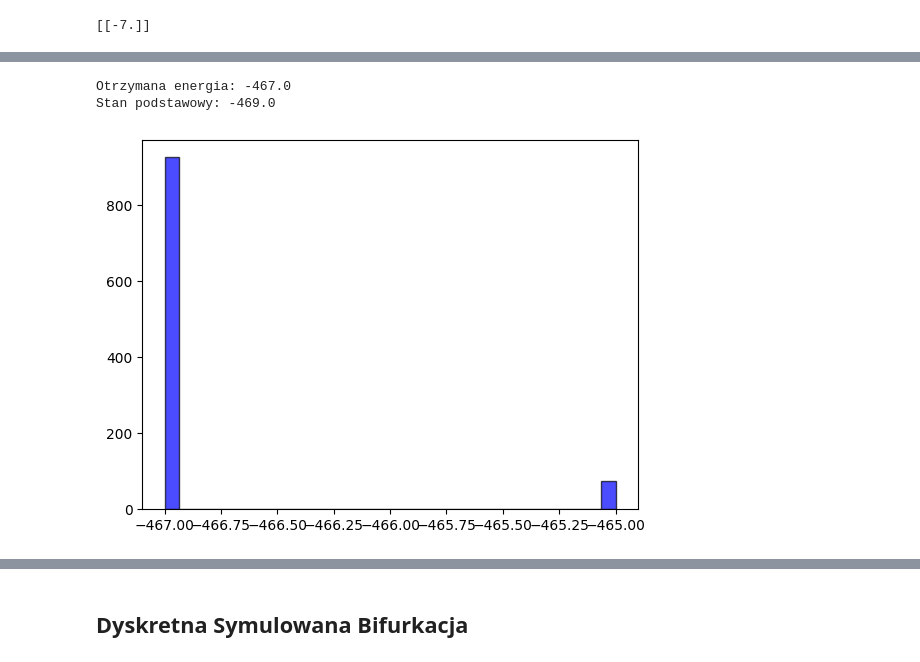
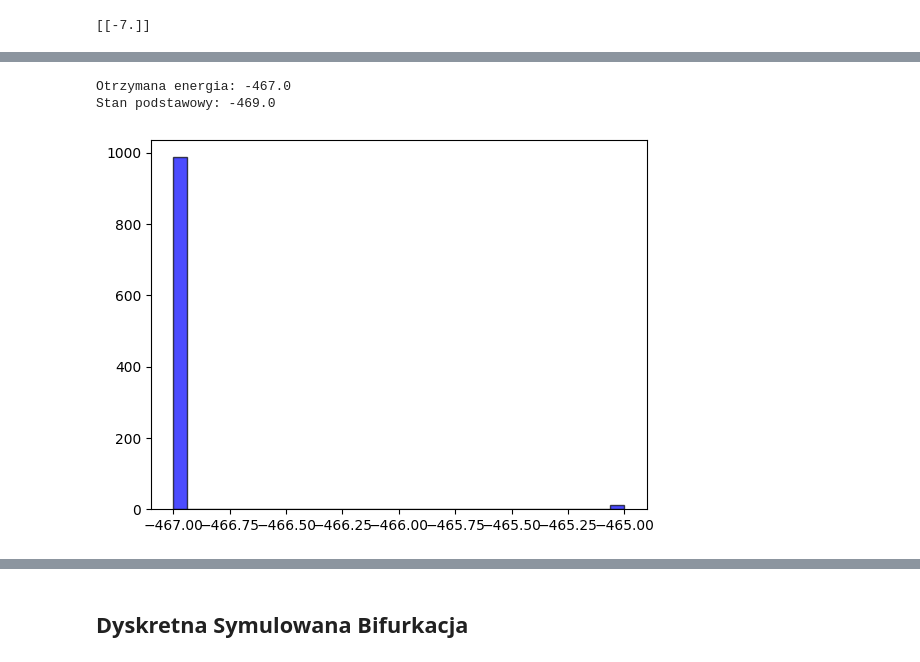
Before and after one commit to iitis/AkademiaSztukiKwantowej, a Jupyter notebook: classical_and_quantum_annealing/Algorytm_symulowanej_bifurkacji.ipynb, the cells around one changed output, grey strips where cells are left out. Cells and saved outputs as stored; diff of their text form; code cells hidden in the pictures.

```diff
--- a/classical_and_quantum_annealing/Algorytm_symulowanej_bifurkacji.ipynb
+++ b/classical_and_quantum_annealing/Algorytm_symulowanej_bifurkacji.ipynb
@@ -84,13 +91,19 @@ from tqdm import tqdm
 from funkcje_pomocnicze import calculate_energy_matrix
 
 #TODO: Napisać efektywniej
-def wall(x:np.ndarray, y:np.ndarray):
-    n, m = x.shape
-    for i in range(n):
-        for j in range(m):
-            if abs(x[i, j]) > 1:
-                x[i, j] = np.sign(x[i, j])
-                y[i, j] = 0
+# def wall(x:np.ndarray, y:np.ndarray):
+#     n, m = x.shape
+#     for i in range(n):
+#         for j in range(m):
+#             if abs(x[i, j]) > 1:
+#                 x[i, j] = np.sign(x[i, j])
+#                 y[i, j] = 0
+#     return x, y
+
+def wall(x: np.ndarray, y: np.ndarray):
+    mask = np.abs(x) > 1
+    x[mask] = np.sign(x[mask])
+    y[mask] = 0
     return x, y
 
 
@@ -123,18 +136,18 @@ def balistic_simulated_bifurcation(J, h, num_steps, time_step, num_trajectories:
 # %%
 import matplotlib.pyplot as plt
 from funkcje_pomocnicze import read_instance, test_pegasus
 
 J, h = read_instance(test_pegasus.path, convention="minus_half")
 
-states, energies = balistic_simulated_bifurcation(J, h, num_steps=200, time_step=0.5, num_trajectories=1000, a_0=1, c_0_scaling=0.7)
+states, energies = balistic_simulated_bifurcation(J, h, num_steps=200, time_step=0.25, num_trajectories=1000, a_0=1, c_0_scaling=0.7)
 
 print(f"Otrzymana energia: {min(energies)}")
 print(f"Stan podstawowy: {test_pegasus.best_energy}")
 
 
 plt.hist(energies, bins=32, color='blue', edgecolor='black', alpha=0.7)
 plt.show()
 # %% [output]
 Otrzymana energia: -467.0
 Stan podstawowy: -469.0
-[figure, old version]
+[figure, new version]
```
Also changed, not shown: parts of 7 cells of this notebook, 4 other files.
